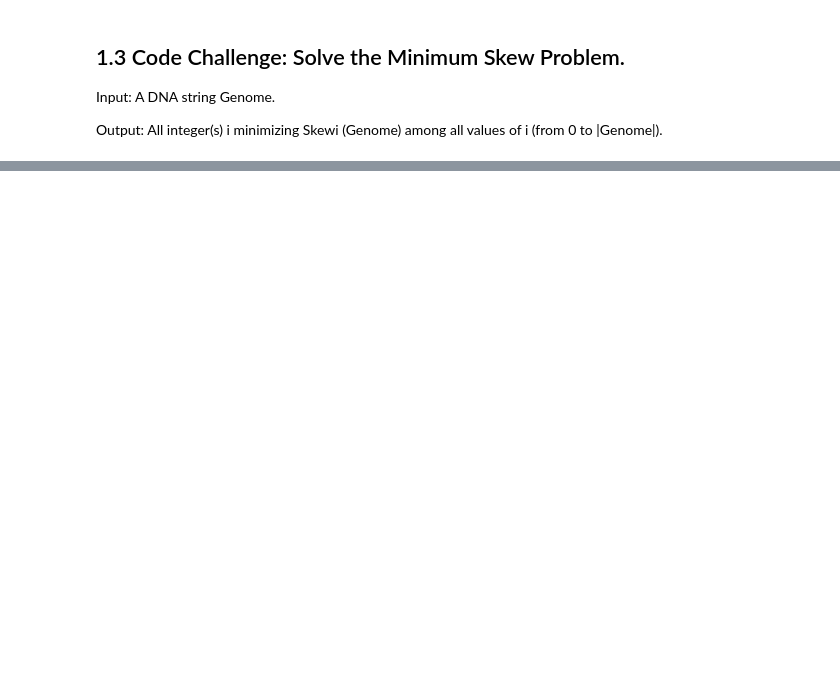
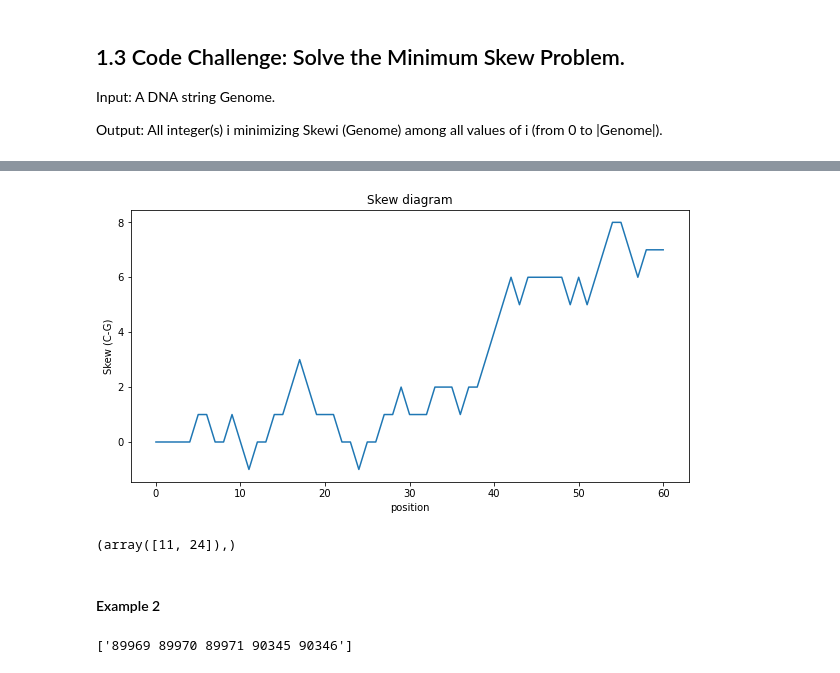
Before and after one commit to tlysenko/bionformatics-coursera-sandiego, a Jupyter notebook: Finding Hidden Messages in DNA (Bioinformatics I)/Bioinformatics_1_week_2.ipynb, the cells around one changed output, grey strips where cells are left out. Drawn from its saved outputs; the diff is of its cells as text; code cells hidden in the pictures; blank space fills up the shorter version.

```diff
--- a/Finding Hidden Messages in DNA (Bioinformatics I)/Bioinformatics_1_week_2.ipynb
+++ b/Finding Hidden Messages in DNA (Bioinformatics I)/Bioinformatics_1_week_2.ipynb
@@ -93,0 +66,12 @@ def MinSkew(genome):
+# %%
+s = CalculateSkew(genome)
+# %%
+PlotSkew(s)
+# %% [output]
+[figure, added]
+# %%
+SkewMin(s)
+# %% [output]
+(array([11, 24]),)
+# %% [markdown]
+#### Example 2
@@ -93,0 +84,5 @@ def MinSkew(genome):
+# %%
+answers=data.split('\r')[3].split('\n')[1:]
+answers
+# %% [output]
+['89969 89970 89971 90345 90346']
```
Also changed, not shown: parts of 30 cells of this notebook.
